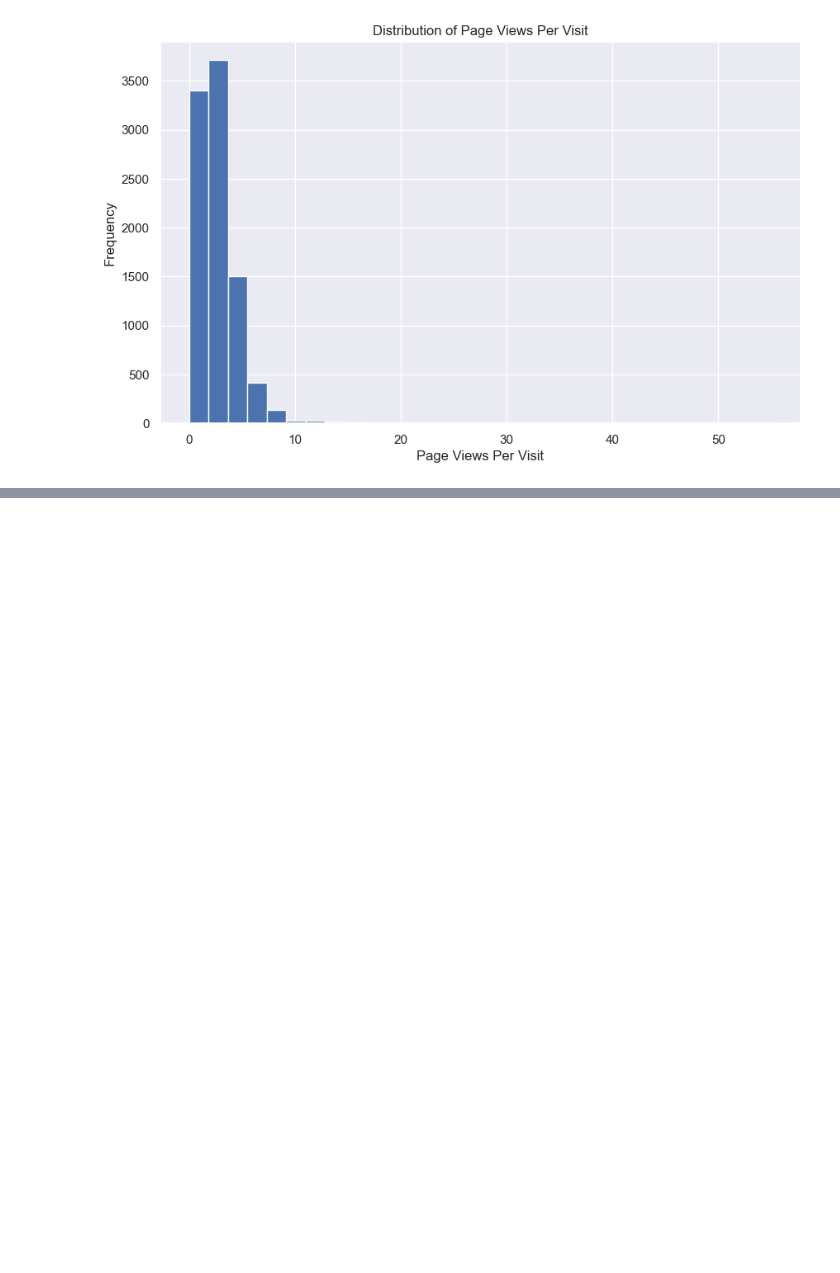
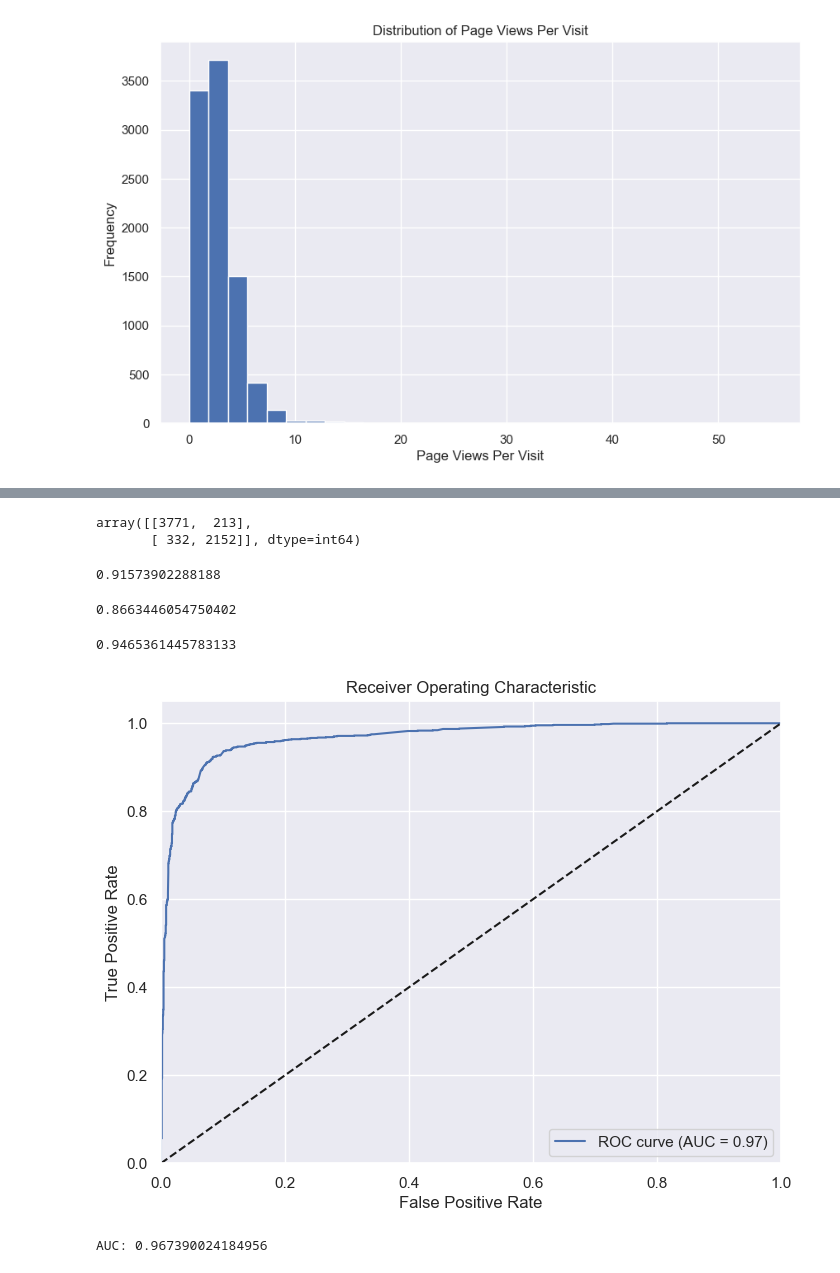
Before and after one commit to felixphilipk/Leads-Scoring, a Jupyter notebook: LeadScoringAssignment'.ipynb, the cells around one changed output, grey strips where cells are left out. Saved outputs shown, nothing was run; the diff lists cells and outputs as text; code cells hidden in the pictures; blank space fills up the shorter version.

Commit message:
Update LeadScoringAssignment'.ipynb
Add model building

```diff
--- a/LeadScoringAssignment'.ipynb
+++ b/LeadScoringAssignment'.ipynb
@@ -318,0 +379,5 @@ plt.show()
+# %%
+# Print the selected features
+selected_features = X_train.columns[rfe.support_]
+print("Selected Features:")
+print(selected_features)
@@ -318,0 +395,10 @@ plt.show()
+# %%
+# Select columns selected by RFE
+X_train_sm = X_train[selected_features]
+# %%
+# Add constant to the feature matrix
+X_train_sm = sm.add_constant(X_train_sm)
+# %%
+# Fit the logistic regression model using statsmodels
+logm1 = sm.GLM(y_train, X_train_sm, family=sm.families.Binomial())
+res = logm1.fit()
@@ -318,0 +516,13 @@ plt.show()
+# %%
+# Creating confusion matrix
+from sklearn import metrics
+confusion = metrics.confusion_matrix(y_train_pred_final.Converted, y_train_pred_final.Predicted )
+confusion
+# %% [output]
+array([[3771,  213],
+       [ 332, 2152]], dtype=int64)
+# %%
+# Check the overall accuracy
+metrics.accuracy_score(y_train_pred_final.Converted, y_train_pred_final.Predicted)
+# %% [output]
+0.91573902288188
@@ -318,0 +538,38 @@ plt.show()
+# %%
+# Calculating the sensitivity
+TP/(TP+FN)
+# %% [output]
+0.8663446054750402
+# %%
+# Calculating the specificity
+TN/(TN+FP)
+# %% [output]
+0.9465361445783133
+# %%
+from sklearn.metrics import roc_curve, auc
+
+# Fit the logistic regression model on the test set
+X_test_sm = sm.add_constant(X_test[selected_features])
+y_pred_prob = res.predict(X_test_sm)
+
+# Compute ROC curve and AUC
+fpr, tpr, thresholds = roc_curve(y_test, y_pred_prob)
+roc_auc = auc(fpr, tpr)
+
+# Plot ROC curve
+plt.figure(figsize=(8, 6))
+plt.plot(fpr, tpr, label='ROC curve (AUC = %0.2f)' % roc_auc)
+plt.plot([0, 1], [0, 1], 'k--')
+plt.xlim([0.0, 1.0])
+plt.ylim([0.0, 1.05])
+plt.xlabel('False Positive Rate')
+plt.ylabel('True Positive Rate')
+plt.title('Receiver Operating Characteristic')
+plt.legend(loc="lower right")
+plt.show()
+
+# Print the AUC
+print("AUC:", roc_auc)
+# %% [output]
+[figure, added]
+AUC: 0.967390024184956
```
Also changed, not shown: parts of 35 cells of this notebook.
